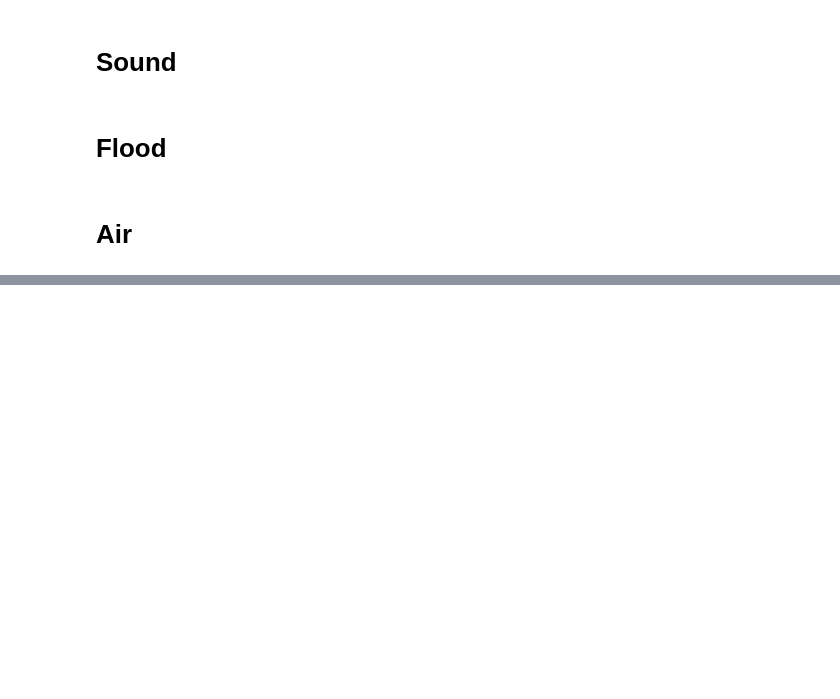
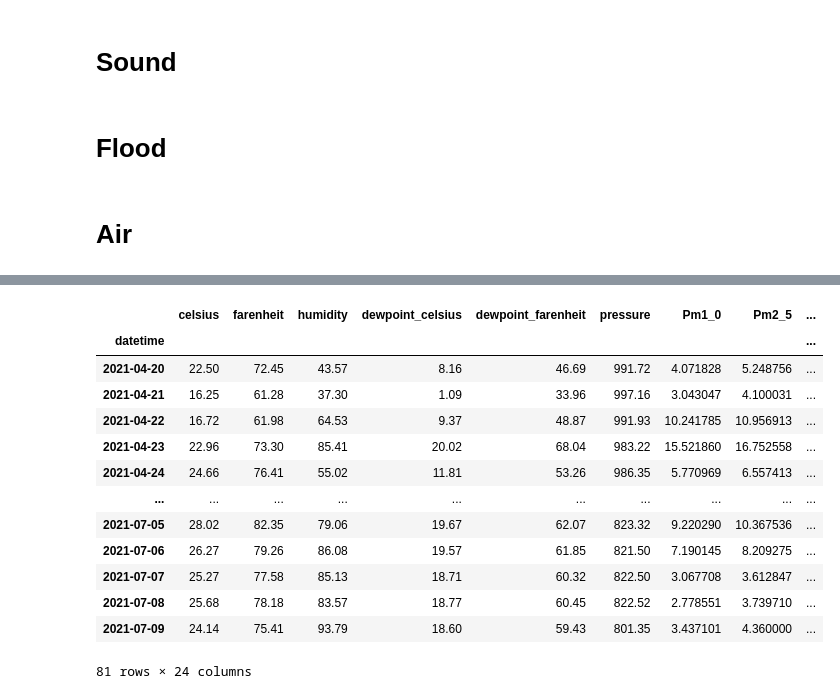
Before and after one commit to slc-data/2021-datathon, a Jupyter notebook: workbooks/sam/datathon.ipynb, the cells around one changed output, grey strips where cells are left out. Cells and saved outputs as stored; diff of their text form; code cells hidden in the pictures; blank space fills up the shorter version.

```diff
--- a/workbooks/sam/datathon.ipynb
+++ b/workbooks/sam/datathon.ipynb
@@ -320,0 +554,17 @@ show_water()
+# %%
+wrangle_COSA.full_daily_brooks_COSA_dataframe()
+# %% [output]
+|  | celsius | farenheit | humidity | dewpoint_celsius | dewpoint_farenheit | pressure | Pm1_0 | Pm2_5 | ... |
+| datetime |  |  |  |  |  |  |  |  | ... |
+| 2021-04-20 | 22.50 | 72.45 | 43.57 | 8.16 | 46.69 | 991.72 | 4.071828 | 5.248756 | ... |
+| 2021-04-21 | 16.25 | 61.28 | 37.30 | 1.09 | 33.96 | 997.16 | 3.043047 | 4.100031 | ... |
+| 2021-04-22 | 16.72 | 61.98 | 64.53 | 9.37 | 48.87 | 991.93 | 10.241785 | 10.956913 | ... |
+| 2021-04-23 | 22.96 | 73.30 | 85.41 | 20.02 | 68.04 | 983.22 | 15.521860 | 16.752558 | ... |
+| 2021-04-24 | 24.66 | 76.41 | 55.02 | 11.81 | 53.26 | 986.35 | 5.770969 | 6.557413 | ... |
+| ... | ... | ... | ... | ... | ... | ... | ... | ... | ... |
+| 2021-07-05 | 28.02 | 82.35 | 79.06 | 19.67 | 62.07 | 823.32 | 9.220290 | 10.367536 | ... |
+| 2021-07-06 | 26.27 | 79.26 | 86.08 | 19.57 | 61.85 | 821.50 | 7.190145 | 8.209275 | ... |
+| 2021-07-07 | 25.27 | 77.58 | 85.13 | 18.71 | 60.32 | 822.50 | 3.067708 | 3.612847 | ... |
+| 2021-07-08 | 25.68 | 78.18 | 83.57 | 18.77 | 60.45 | 822.52 | 2.778551 | 3.739710 | ... |
+| 2021-07-09 | 24.14 | 75.41 | 93.79 | 18.60 | 59.43 | 801.35 | 3.437101 | 4.360000 | ... |
+81 rows × 24 columns
```
Also changed, not shown: parts of 35 cells of this notebook, 2 other files.
